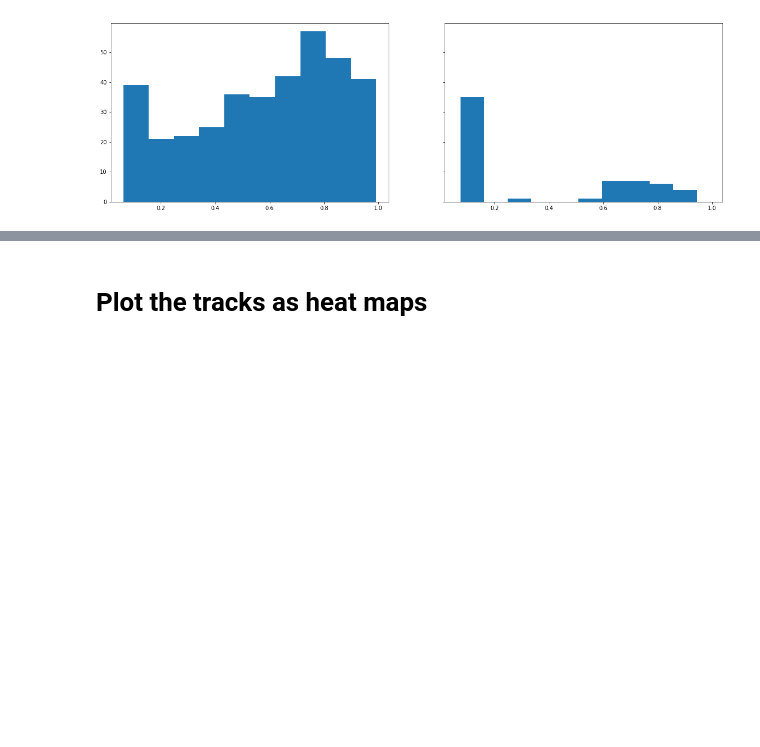
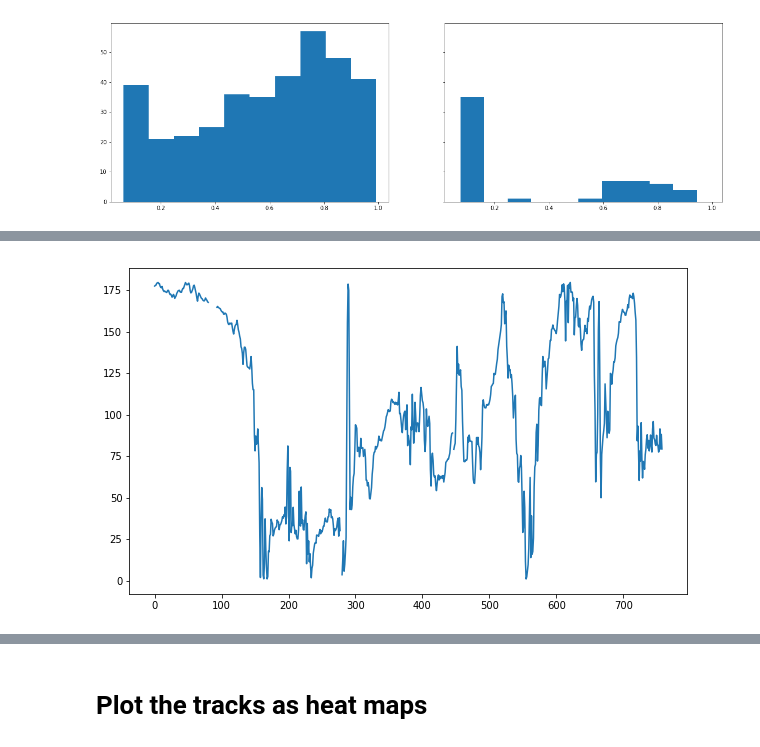
Before and after one commit to TanviDeora/ProboscisTracking, a Jupyter notebook: DrawProboscisKinematics.ipynb, the cells around one changed output, grey strips where cells are left out. Drawn from its saved outputs; the diff is of its cells as text; code cells hidden in the pictures; blank space fills up the shorter version.

```diff
--- a/DrawProboscisKinematics.ipynb
+++ b/DrawProboscisKinematics.ipynb
@@ -166,0 +194,18 @@ ax[1].hist(useful_r_tlast/radii[0])
+# %%
+dot_t0 = []
+
+for x,y in zip(new_x_t0, new_y_t0):
+    dotProduct = np.dot([1,0],[x,y])
+    dot_t0.extend([dotProduct])
+
+angle = np.arccos(dot_t0/radius_t0)*180/np.pi
+# %%
+fig, ax = plt.subplots(figsize = (10,6))
+ax.plot(angle)
+
+ax.yaxis.set_major_locator(plt.MaxNLocator(4))
+ax.yaxis.set_major_locator(plt.MaxNLocator(8))
+# ax.yaxis.set_major_locator(plt.MultipleLocator(np.pi))
+# ax.yaxis.set_minor_locator(plt.MultipleLocator(np.pi / 2))
+# %% [output]
+[figure, added]
```
Also changed, not shown: parts of 8 cells of this notebook.
